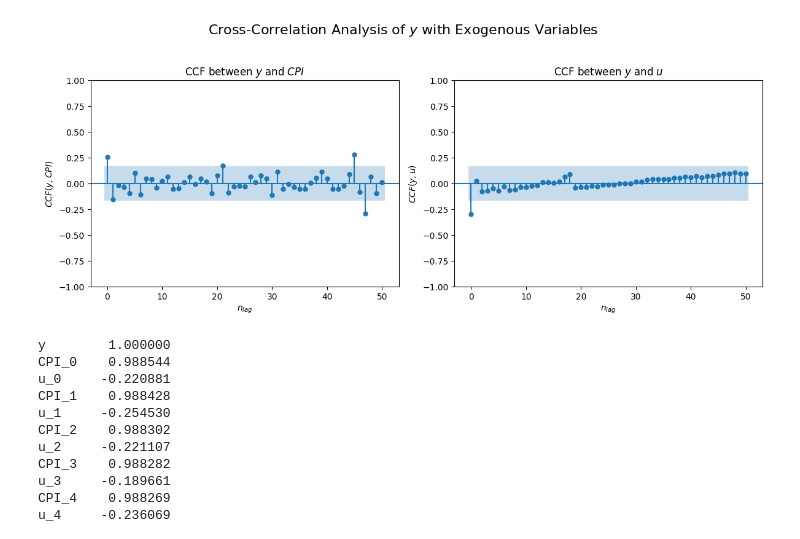
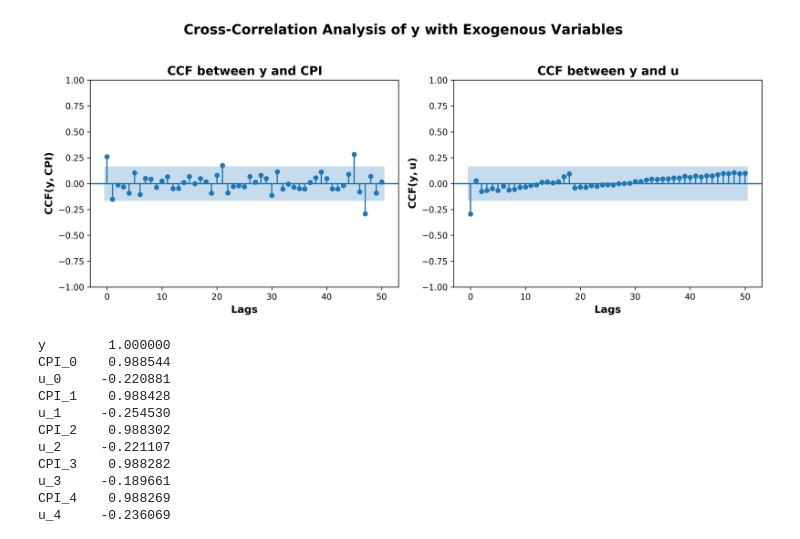
Before and after one commit to GongJr0/Econometrics2025-Project, a Jupyter notebook: main.ipynb, the cells around one changed output. Drawn from its saved outputs; the diff is of its cells as text; code cells hidden in the pictures.

```diff
--- a/main.ipynb
+++ b/main.ipynb
@@ -6,6 +6,9 @@ from src.OLS import OLS
 from src.StandardScaler import StandardScaler
 
 import matplotlib.pyplot as plt
+import matplotlib as mpl
+mpl.rcParams['figure.dpi'] = 300
+
 import seaborn as sns
 
 from src.stat_tests import KS2Sample, AR1
@@ -54,7 +59,7 @@ sns.heatmap(X.corr(), annot=True, cmap='coolwarm')
 # House Price Data Prep
 # yn_map = {"yes": 1, "no": 0}
 y = target.values
-# X = s.fit_transform(X.values)
+X = s.fit_transform(X.values)
 
 tests = KS2Sample(X, display_plot=True)
 # %% [output]
@@ -69,19 +74,22 @@ cpi_resid = X[1:, 1] - cpi_ar * X[:-1, 1]
 cpi_target = X[1:, 0] - cpi_ar * X[:-1, 0]
 # %%
 fig, ax = plt.subplots(1, 2, figsize=(12, 5))
-plot_ccf(cpi_target, cpi_resid, ax=ax[0], title=r"CCF between $y$ and $CPI$", lags=50)
-ax[0].set_xlabel(r"$n_{lag}$")
-ax[0].set_ylabel(r"$CCF(y, CPI)$")
+plot_ccf(cpi_target, cpi_resid, ax=ax[0], lags=50)
+ax[0].set_title(r"CCF between $\mathbf{y}$ and $\mathbf{CPI}$", fontsize=14, weight='bold')
+ax[0].set_xlabel(r"Lags", fontsize=12, weight='bold')
+ax[0].set_ylabel(r"$\mathbf{CCF(y, CPI)}$", fontsize=12, weight='bold')
 
-plot_ccf(u_target, u_resid, ax=ax[1], title=r"CCF between $y$ and $u$", lags=50)
-ax[1].set_xlabel(r"$n_{lag}$")
-ax[1].set_ylabel(r"$CCF(y, u)$")
+plot_ccf(u_target, u_resid, ax=ax[1], lags=50)
+ax[1].set_title(r"CCF between $\mathbf{y}$ and $\mathbf{u}$", fontsize=14, weight='bold')
+ax[1].set_xlabel(r"Lags", fontsize=12, weight='bold')
+ax[1].set_ylabel(r"$\mathbf{CCF(y, u)}$", fontsize=12, weight='bold')
 
-plt.suptitle(r"Cross-Correlation Analysis of $y$ with Exogenous Variables", fontsize=16)
+plt.suptitle(r"Cross-Correlation Analysis of $\mathbf{y}$ with Exogenous Variables", fontsize=16, weight='bold')
 plt.tight_layout(rect=[0, 0, 1, 0.95])
+# plt.savefig('./paper/fig/ccf.png', dpi=300)
 plt.show()
 # %% [output]
-[figure, old version]
+[figure, new version]
 # %%
 # Lagged Exog correlations
 corr_df = pd.concat([target, tcu, unrate], axis=1)
```
Also changed, not shown: parts of 3 cells of this notebook, 8 other files.
